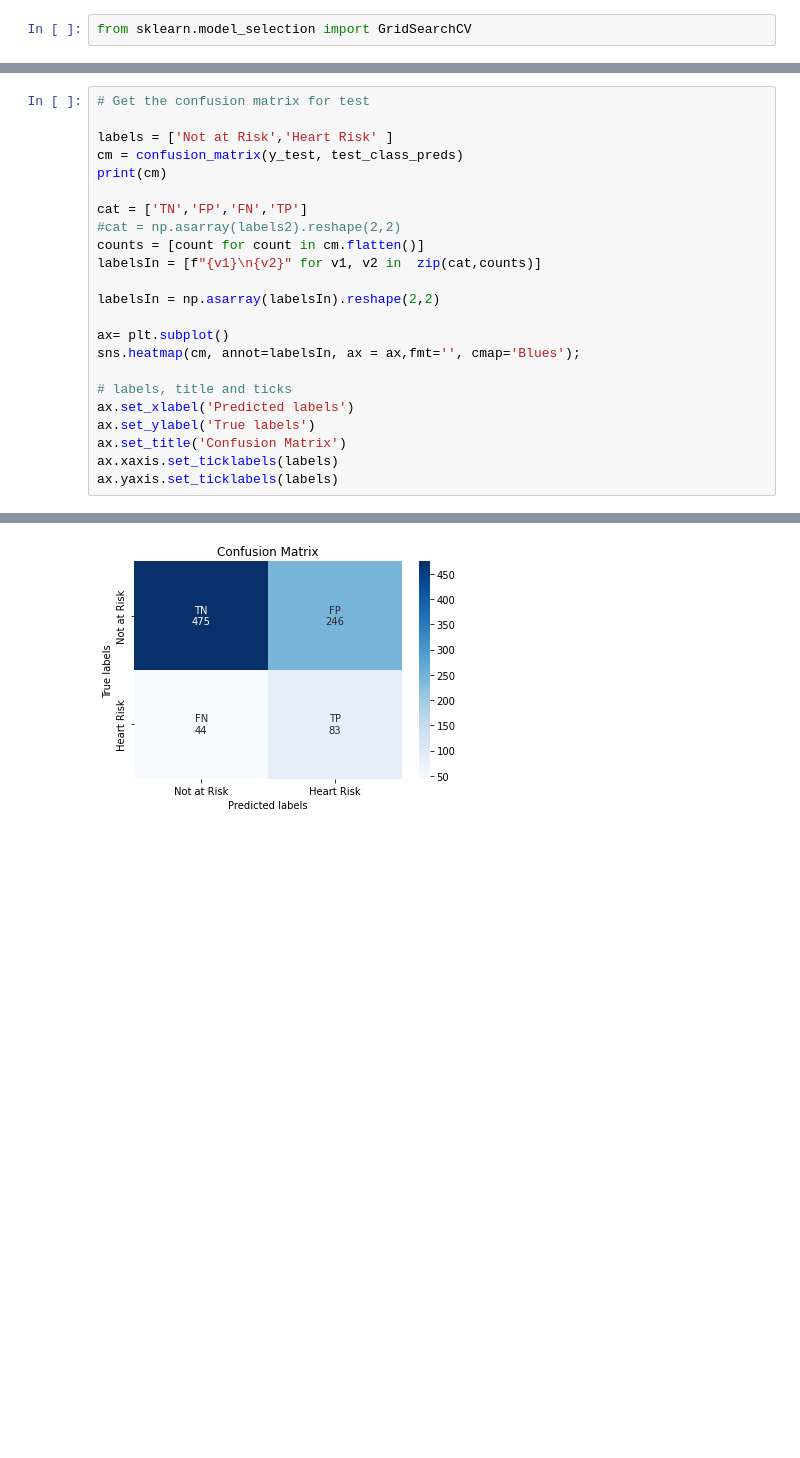
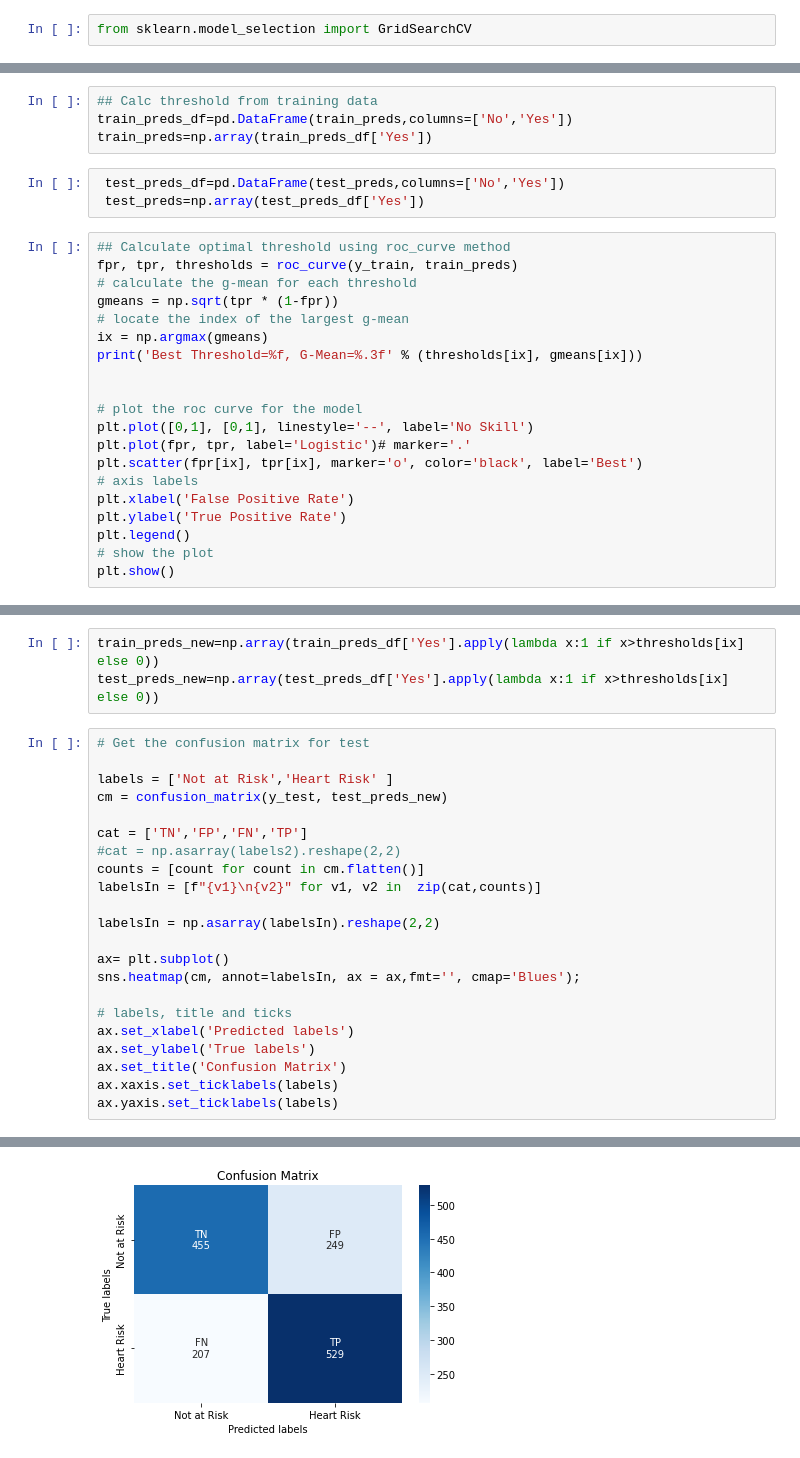
Before and after one commit to abdulaziz2208/CardiovascularRisk-Pred, a Jupyter notebook: CardiovascularPred.ipynb, the cells around one changed output, grey strips where cells are left out. Drawn from its saved outputs; the diff is of its cells as text; blank space fills up the shorter version.

Commit message:
Feature engg and checking thresholds for classification

```diff
--- a/CardiovascularPred.ipynb
+++ b/CardiovascularPred.ipynb
@@ -588,0 +599,27 @@ test_class_preds = tuned_logistic.predict(X_test)
+# %%
+## Calc threshold from training data
+train_preds_df=pd.DataFrame(train_preds,columns=['No','Yes'])
+train_preds=np.array(train_preds_df['Yes'])
+# %%
+ test_preds_df=pd.DataFrame(test_preds,columns=['No','Yes'])
+ test_preds=np.array(test_preds_df['Yes'])
+# %%
+## Calculate optimal threshold using roc_curve method
+fpr, tpr, thresholds = roc_curve(y_train, train_preds)
+# calculate the g-mean for each threshold
+gmeans = np.sqrt(tpr * (1-fpr))
+# locate the index of the largest g-mean
+ix = np.argmax(gmeans)
+print('Best Threshold=%f, G-Mean=%.3f' % (thresholds[ix], gmeans[ix]))
+
+
+# plot the roc curve for the model
+plt.plot([0,1], [0,1], linestyle='--', label='No Skill')
+plt.plot(fpr, tpr, label='Logistic')# marker='.'
+plt.scatter(fpr[ix], tpr[ix], marker='o', color='black', label='Best')
+# axis labels
+plt.xlabel('False Positive Rate')
+plt.ylabel('True Positive Rate')
+plt.legend()
+# show the plot
+plt.show()
@@ -589,9 +629,11 @@ test_class_preds = tuned_logistic.predict(X_test)
+# %%
+train_preds_new=np.array(train_preds_df['Yes'].apply(lambda x:1 if x>thresholds[ix] else 0))
+test_preds_new=np.array(test_preds_df['Yes'].apply(lambda x:1 if x>thresholds[ix] else 0))
 # %%
 # Get the confusion matrix for test
 
 labels = ['Not at Risk','Heart Risk' ]
-cm = confusion_matrix(y_test, test_class_preds)
-print(cm)
+cm = confusion_matrix(y_test, test_preds_new)
 
 cat = ['TN','FP','FN','TP']
 #cat = np.asarray(labels2).reshape(2,2)
@@ -616,2 +656,2 @@ ax.yaxis.set_ticklabels(labels)
-[figure, old version]
+[figure, new version]
 # %%
```
Also changed, not shown: parts of 74 cells of this notebook.
